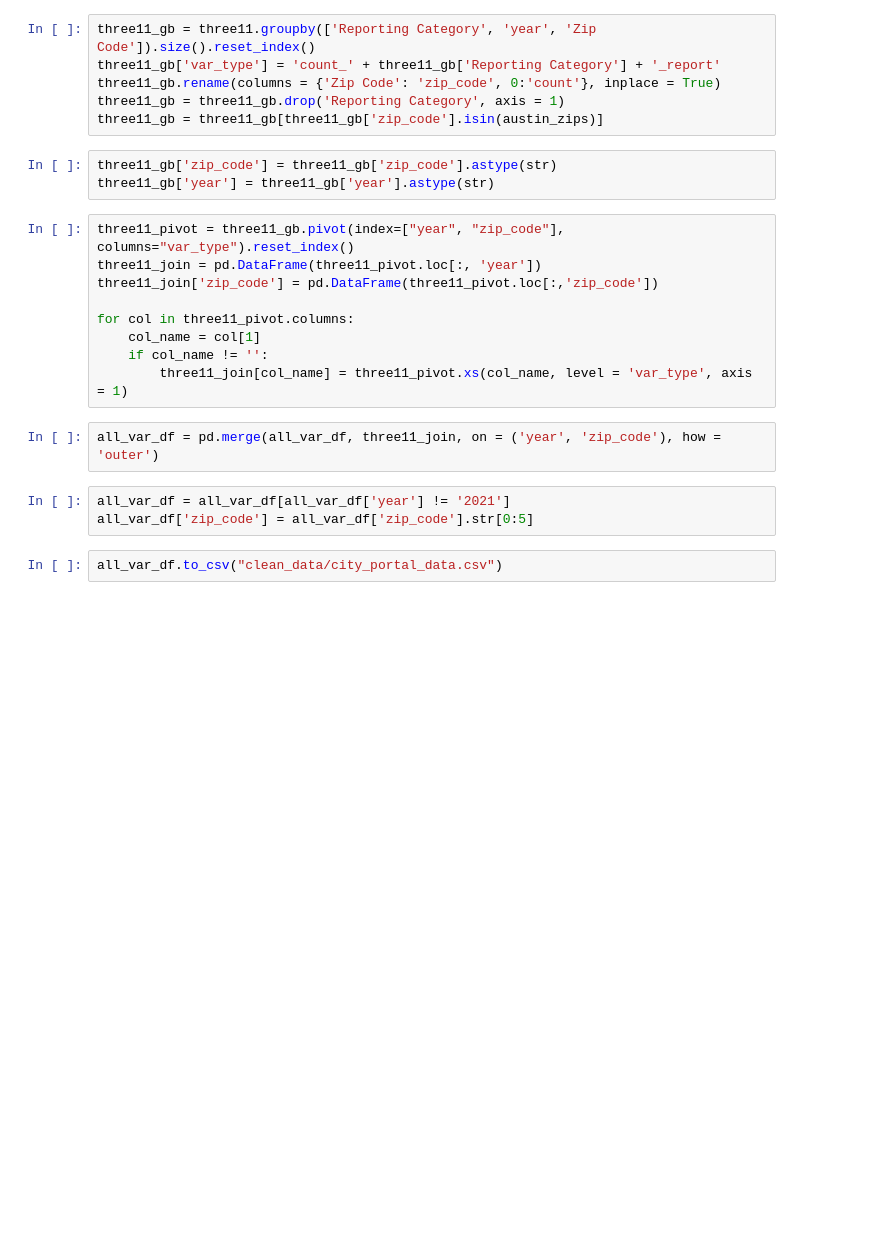
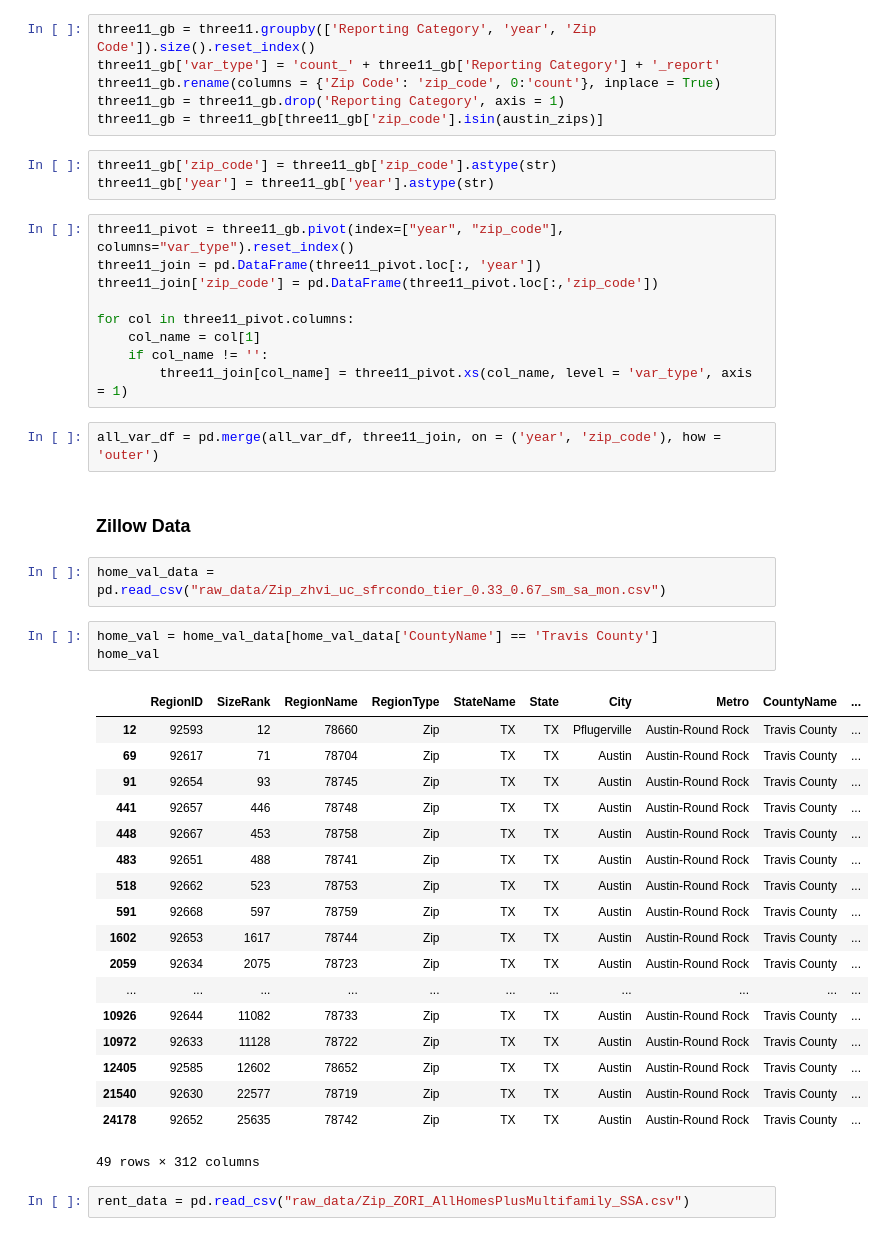
Before and after one commit to catonbrewster1/austin_gentrification, a Jupyter notebook: clean_munge_city.ipynb, the cells around one changed output. Saved outputs shown, nothing was run; the diff lists cells and outputs as text; blank space fills up the shorter version.

```diff
--- a/clean_munge_city.ipynb
+++ b/clean_munge_city.ipynb
@@ -238,8 +249,31 @@ for col in three11_pivot.columns:
         three11_join[col_name] = three11_pivot.xs(col_name, level = 'var_type', axis = 1)
 # %%
 all_var_df = pd.merge(all_var_df, three11_join, on = ('year', 'zip_code'), how = 'outer')
-# %%
-all_var_df = all_var_df[all_var_df['year'] != '2021']
-all_var_df['zip_code'] = all_var_df['zip_code'].str[0:5]
-# %%
-all_var_df.to_csv("clean_data/city_portal_data.csv")
+# %% [markdown]
+### Zillow Data
+# %%
+home_val_data = pd.read_csv("raw_data/Zip_zhvi_uc_sfrcondo_tier_0.33_0.67_sm_sa_mon.csv")
+# %%
+home_val = home_val_data[home_val_data['CountyName'] == 'Travis County']
+home_val
+# %% [output]
+|  | RegionID | SizeRank | RegionName | RegionType | StateName | State | City | Metro | CountyName | ... |
+| 12 | 92593 | 12 | 78660 | Zip | TX | TX | Pflugerville | Austin-Round Rock | Travis County | ... |
+| 69 | 92617 | 71 | 78704 | Zip | TX | TX | Austin | Austin-Round Rock | Travis County | ... |
+| 91 | 92654 | 93 | 78745 | Zip | TX | TX | Austin | Austin-Round Rock | Travis County | ... |
+| 441 | 92657 | 446 | 78748 | Zip | TX | TX | Austin | Austin-Round Rock | Travis County | ... |
+| 448 | 92667 | 453 | 78758 | Zip | TX | TX | Austin | Austin-Round Rock | Travis County | ... |
+| 483 | 92651 | 488 | 78741 | Zip | TX | TX | Austin | Austin-Round Rock | Travis County | ... |
+| 518 | 92662 | 523 | 78753 | Zip | TX | TX | Austin | Austin-Round Rock | Travis County | ... |
+| 591 | 92668 | 597 | 78759 | Zip | TX | TX | Austin | Austin-Round Rock | Travis County | ... |
+| 1602 | 92653 | 1617 | 78744 | Zip | TX | TX | Austin | Austin-Round Rock | Travis County | ... |
+| 2059 | 92634 | 2075 | 78723 | Zip | TX | TX | Austin | Austin-Round Rock | Travis County | ... |
+| ... | ... | ... | ... | ... | ... | ... | ... | ... | ... | ... |
+| 10926 | 92644 | 11082 | 78733 | Zip | TX | TX | Austin | Austin-Round Rock | Travis County | ... |
+| 10972 | 92633 | 11128 | 78722 | Zip | TX | TX | Austin | Austin-Round Rock | Travis County | ... |
+| 12405 | 92585 | 12602 | 78652 | Zip | TX | TX | Austin | Austin-Round Rock | Travis County | ... |
+| 21540 | 92630 | 22577 | 78719 | Zip | TX | TX | Austin | Austin-Round Rock | Travis County | ... |
+| 24178 | 92652 | 25635 | 78742 | Zip | TX | TX | Austin | Austin-Round Rock | Travis County | ... |
+49 rows × 312 columns
+# %%
+rent_data = pd.read_csv("raw_data/Zip_ZORI_AllHomesPlusMultifamily_SSA.csv")
```
Also changed, not shown: parts of 18 cells of this notebook, 1 other file.
